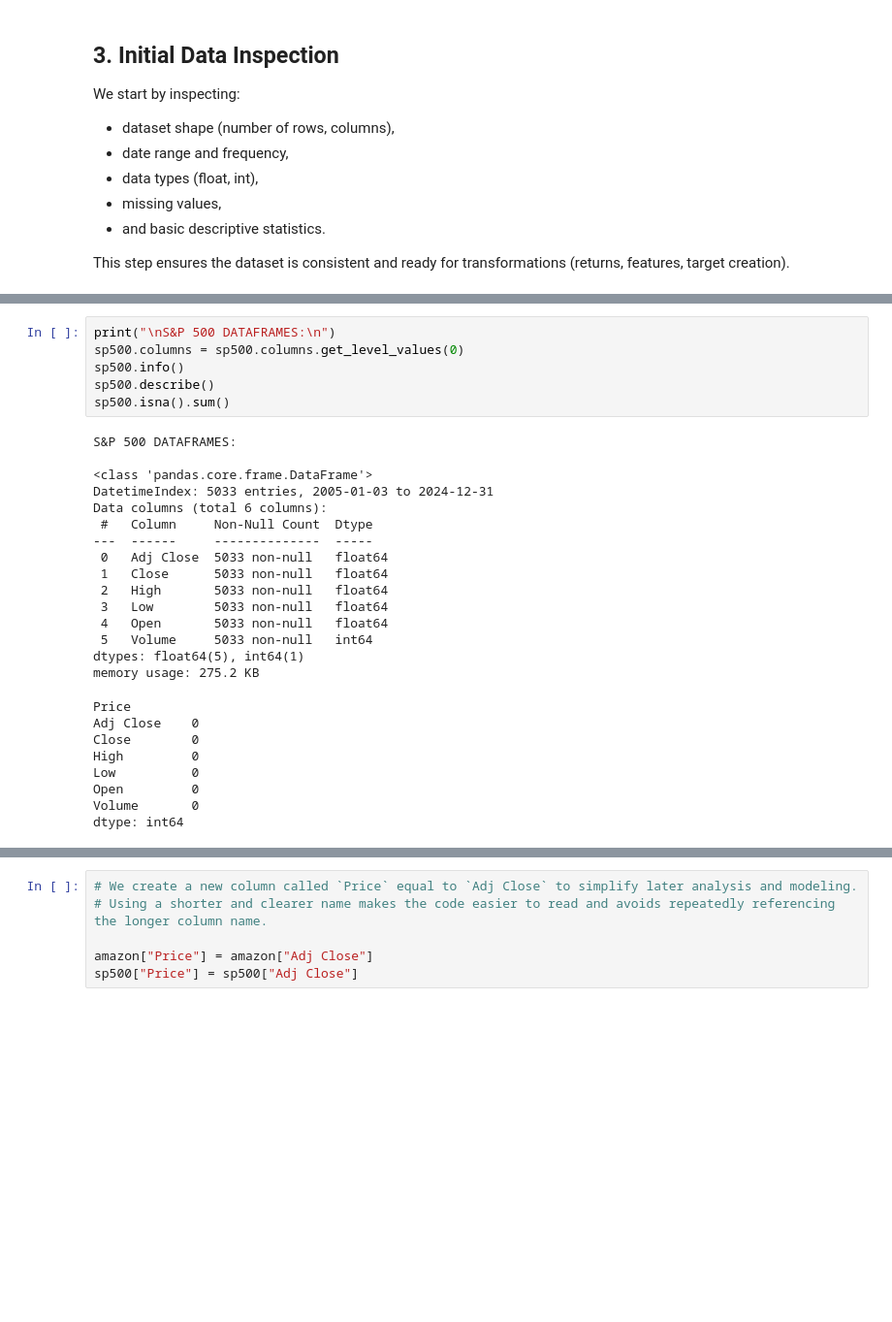
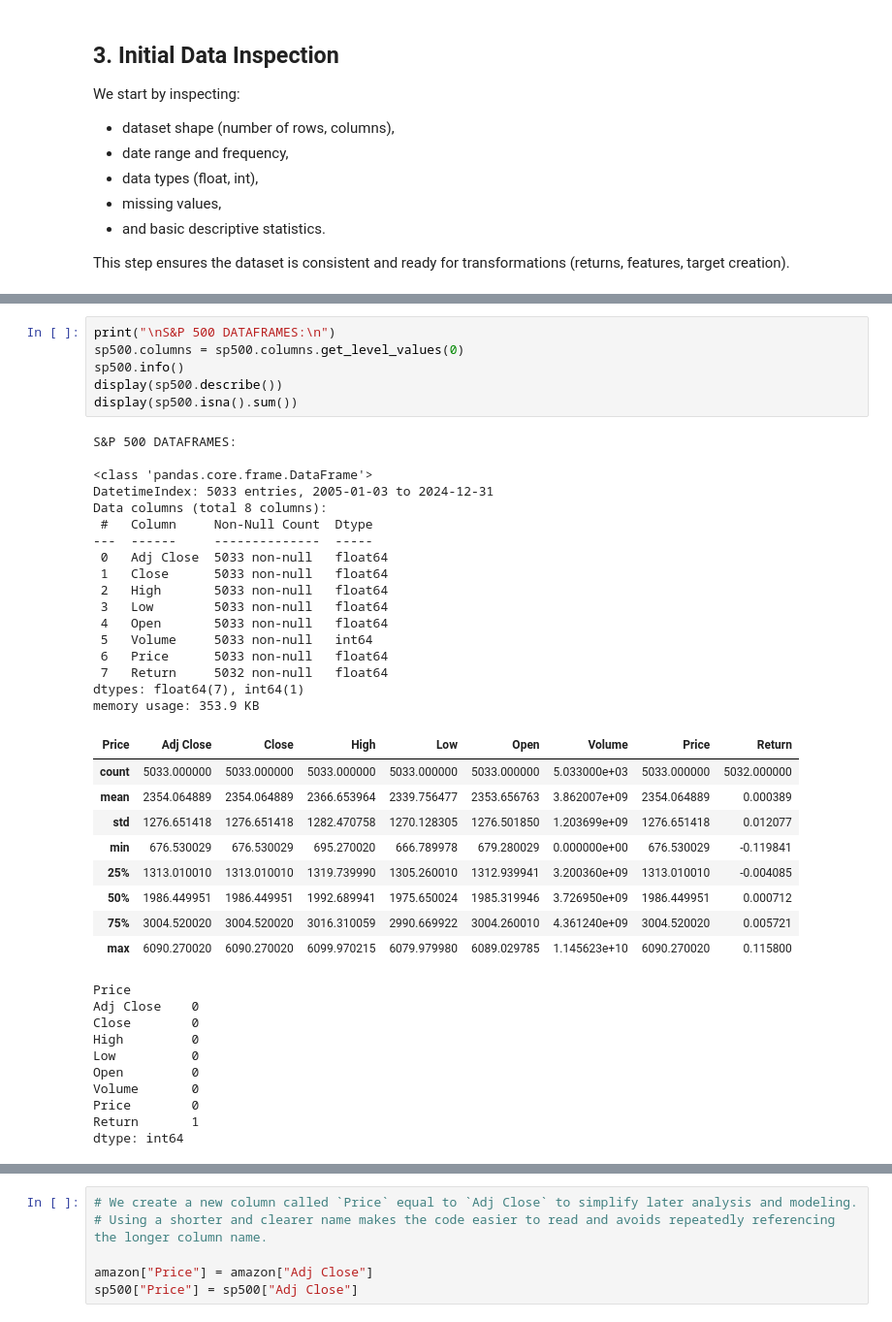
Before and after one commit to EdLac/stock-price-prediction-amazon, a Jupyter notebook: notebooks/01_data_download_and_eda.ipynb, the cells around one changed output, grey strips where cells are left out. Shown at 97% size. Saved outputs shown, nothing was run; the diff lists cells and outputs as text; blank space fills up the shorter version.

```diff
--- a/notebooks/01_data_download_and_eda.ipynb
+++ b/notebooks/01_data_download_and_eda.ipynb
@@ -188,25 +172,36 @@ dtype: int64
 # %%
 print("\nS&P 500 DATAFRAMES:\n")
 sp500.columns = sp500.columns.get_level_values(0)
 sp500.info()
-sp500.describe()
-sp500.isna().sum()
+display(sp500.describe())
+display(sp500.isna().sum())
 # %% [output]
 S&P 500 DATAFRAMES:
 
 <class 'pandas.core.frame.DataFrame'>
 DatetimeIndex: 5033 entries, 2005-01-03 to 2024-12-31
-Data columns (total 6 columns):
+Data columns (total 8 columns):
  #   Column     Non-Null Count  Dtype
 ---  ------     --------------  -----
  0   Adj Close  5033 non-null   float64
  1   Close      5033 non-null   float64
  2   High       5033 non-null   float64
  3   Low        5033 non-null   float64
  4   Open       5033 non-null   float64
  5   Volume     5033 non-null   int64
-dtypes: float64(5), int64(1)
-memory usage: 275.2 KB
+ 6   Price      5033 non-null   float64
+ 7   Return     5032 non-null   float64
+dtypes: float64(7), int64(1)
+memory usage: 353.9 KB
+| Price | Adj Close | Close | High | Low | Open | Volume | Price | Return |
+| count | 5033.000000 | 5033.000000 | 5033.000000 | 5033.000000 | 5033.000000 | 5.033000e+03 | 5033.000000 | 5032.000000 |
+| mean | 2354.064889 | 2354.064889 | 2366.653964 | 2339.756477 | 2353.656763 | 3.862007e+09 | 2354.064889 | 0.000389 |
+| std | 1276.651418 | 1276.651418 | 1282.470758 | 1270.128305 | 1276.501850 | 1.203699e+09 | 1276.651418 | 0.012077 |
+| min | 676.530029 | 676.530029 | 695.270020 | 666.789978 | 679.280029 | 0.000000e+00 | 676.530029 | -0.119841 |
+| 25% | 1313.010010 | 1313.010010 | 1319.739990 | 1305.260010 | 1312.939941 | 3.200360e+09 | 1313.010010 | -0.004085 |
+| 50% | 1986.449951 | 1986.449951 | 1992.689941 | 1975.650024 | 1985.319946 | 3.726950e+09 | 1986.449951 | 0.000712 |
+| 75% | 3004.520020 | 3004.520020 | 3016.310059 | 2990.669922 | 3004.260010 | 4.361240e+09 | 3004.520020 | 0.005721 |
+| max | 6090.270020 | 6090.270020 | 6099.970215 | 6079.979980 | 6089.029785 | 1.145623e+10 | 6090.270020 | 0.115800 |
 Price
 Adj Close    0
 Close        0
@@ -214,4 +209,6 @@ High         0
 Low          0
 Open         0
 Volume       0
+Price        0
+Return       1
 dtype: int64
```
Also changed, not shown: parts of 14 cells of this notebook, 2 other files.
